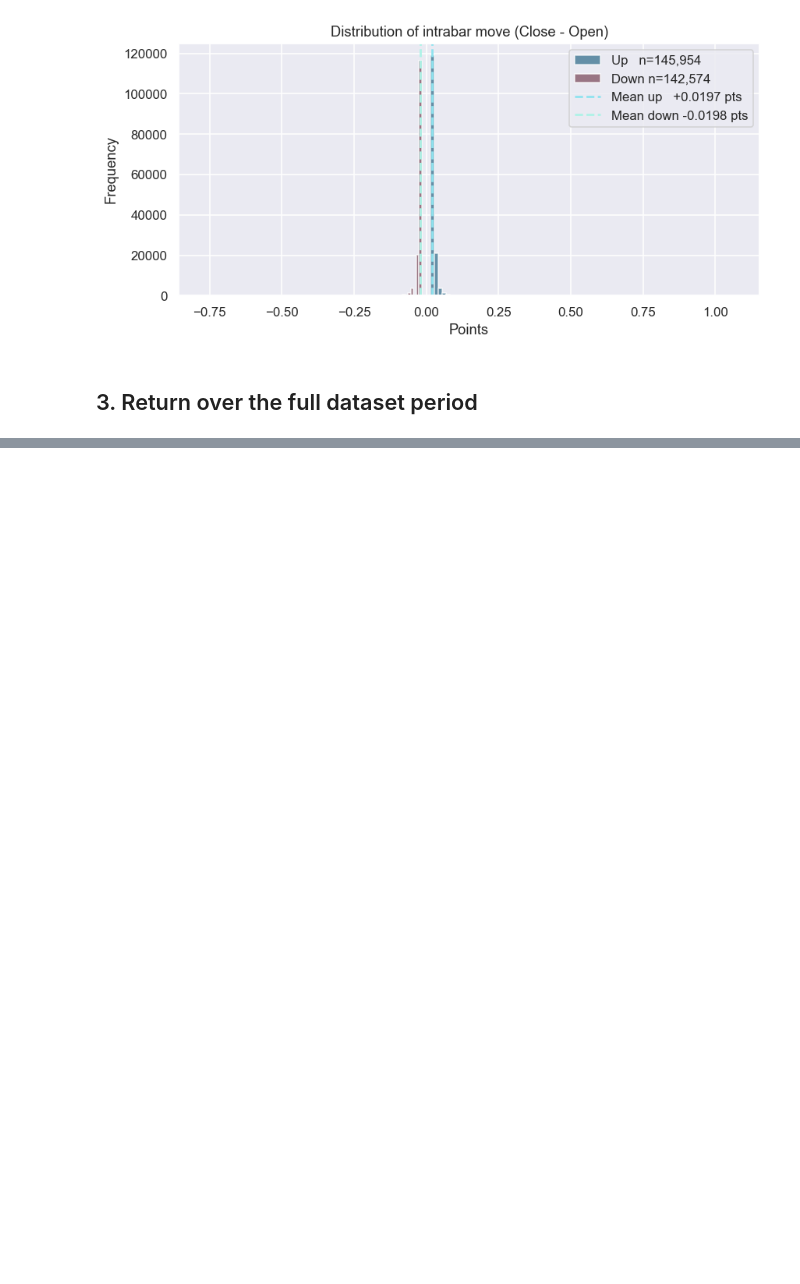
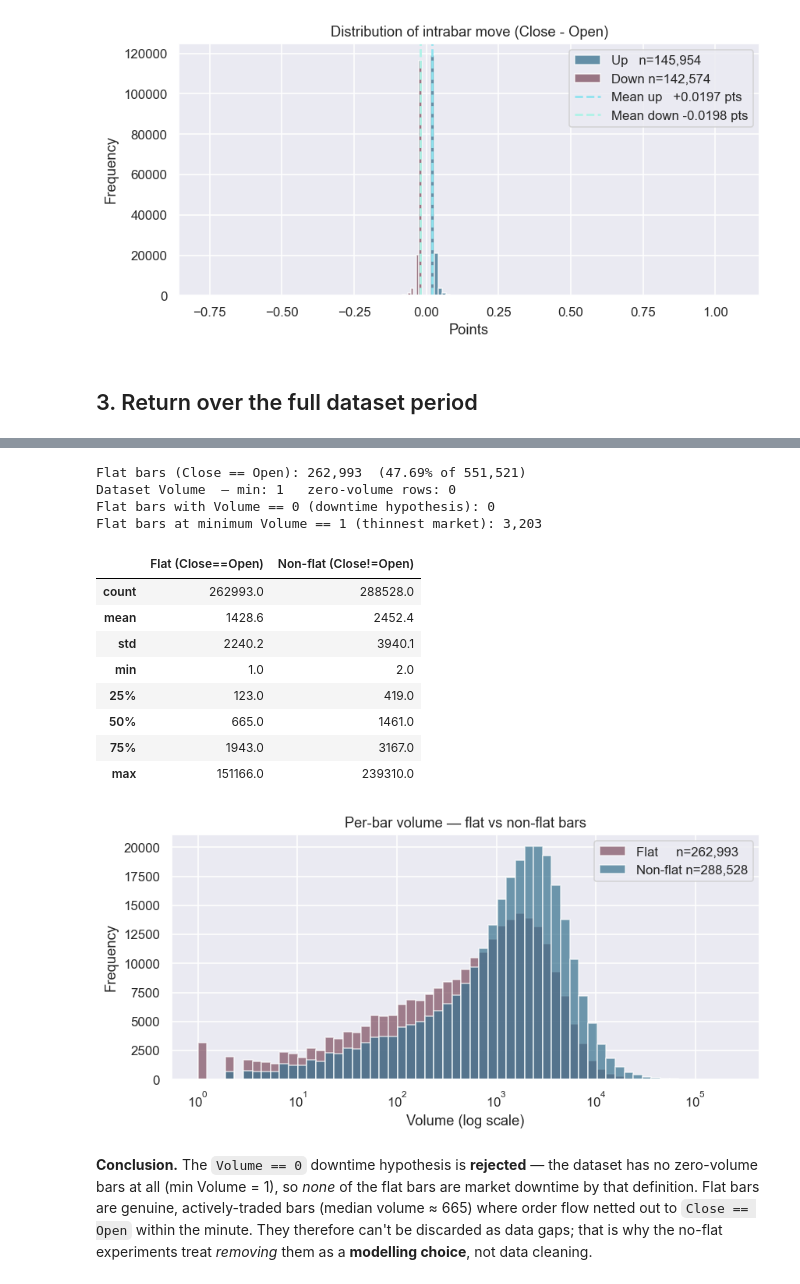
Before and after one commit to no-322/futures-prediction, a Jupyter notebook: notebooks/eda.ipynb, the cells around one changed output, grey strips where cells are left out. Cells and saved outputs as stored; diff of their text form; code cells hidden in the pictures; blank space fills up the shorter version.

```diff
--- a/notebooks/eda.ipynb
+++ b/notebooks/eda.ipynb
@@ -145,0 +150,48 @@ Error:
+# %%
+import numpy as np
+
+flat = df['Close'] == df['Open']
+n_flat = int(flat.sum())
+
+print(f"Flat bars (Close == Open): {n_flat:,}  ({n_flat / len(df) * 100:.2f}% of {len(df):,})")
+print(f"Dataset Volume  — min: {df['Volume'].min():,}   zero-volume rows: {int((df['Volume'] == 0).sum()):,}")
+print(f"Flat bars with Volume == 0 (downtime hypothesis): {int((df.loc[flat, 'Volume'] == 0).sum()):,}")
+print(f"Flat bars at minimum Volume == 1 (thinnest market): {int((df.loc[flat, 'Volume'] == 1).sum()):,}")
+
+# Volume distribution: flat vs non-flat bars
+vol_summary = pd.DataFrame({
+    'Flat (Close==Open)':     df.loc[flat,  'Volume'].describe(),
+    'Non-flat (Close!=Open)': df.loc[~flat, 'Volume'].describe(),
+}).round(1)
+display(vol_summary)
+
+fig, ax = plt.subplots(figsize=(8, 4))
+bins = np.logspace(0, np.log10(df['Volume'].max()), 60)
+ax.hist(df.loc[flat,  'Volume'], bins=bins, alpha=0.7, color='#7E4E60',
+        label=f'Flat     n={n_flat:,}')
+ax.hist(df.loc[~flat, 'Volume'], bins=bins, alpha=0.7, color='#37718E',
+        label=f'Non-flat n={len(df) - n_flat:,}')
+ax.set_xscale('log')
+ax.set_title('Per-bar volume — flat vs non-flat bars')
+ax.set_xlabel('Volume (log scale)')
+ax.set_ylabel('Frequency')
+ax.legend()
+plt.tight_layout()
+plt.show()
+# %% [output]
+Flat bars (Close == Open): 262,993  (47.69% of 551,521)
+Dataset Volume  — min: 1   zero-volume rows: 0
+Flat bars with Volume == 0 (downtime hypothesis): 0
+Flat bars at minimum Volume == 1 (thinnest market): 3,203
+|  | Flat (Close==Open) | Non-flat (Close!=Open) |
+| count | 262993.0 | 288528.0 |
+| mean | 1428.6 | 2452.4 |
+| std | 2240.2 | 3940.1 |
+| min | 1.0 | 2.0 |
+| 25% | 123.0 | 419.0 |
+| 50% | 665.0 | 1461.0 |
+| 75% | 1943.0 | 3167.0 |
+| max | 151166.0 | 239310.0 |
+[figure, added]
+# %% [markdown]
+**Conclusion.** The `Volume == 0` downtime hypothesis is **rejected** — the dataset has no zero-volume bars at all (min Volume = 1), so *none* of the flat bars are market downtime by that definition. Flat bars are genuine, actively-traded bars (median volume ≈ 665) where order flow netted out to `Close == Open` within the minute. They therefore can't be discarded as data gaps; that is why the no-flat experiments treat *removing* them as a **modelling choice**, not data cleaning.
```
Also changed, not shown: parts of 3 cells of this notebook, 6 other files.
